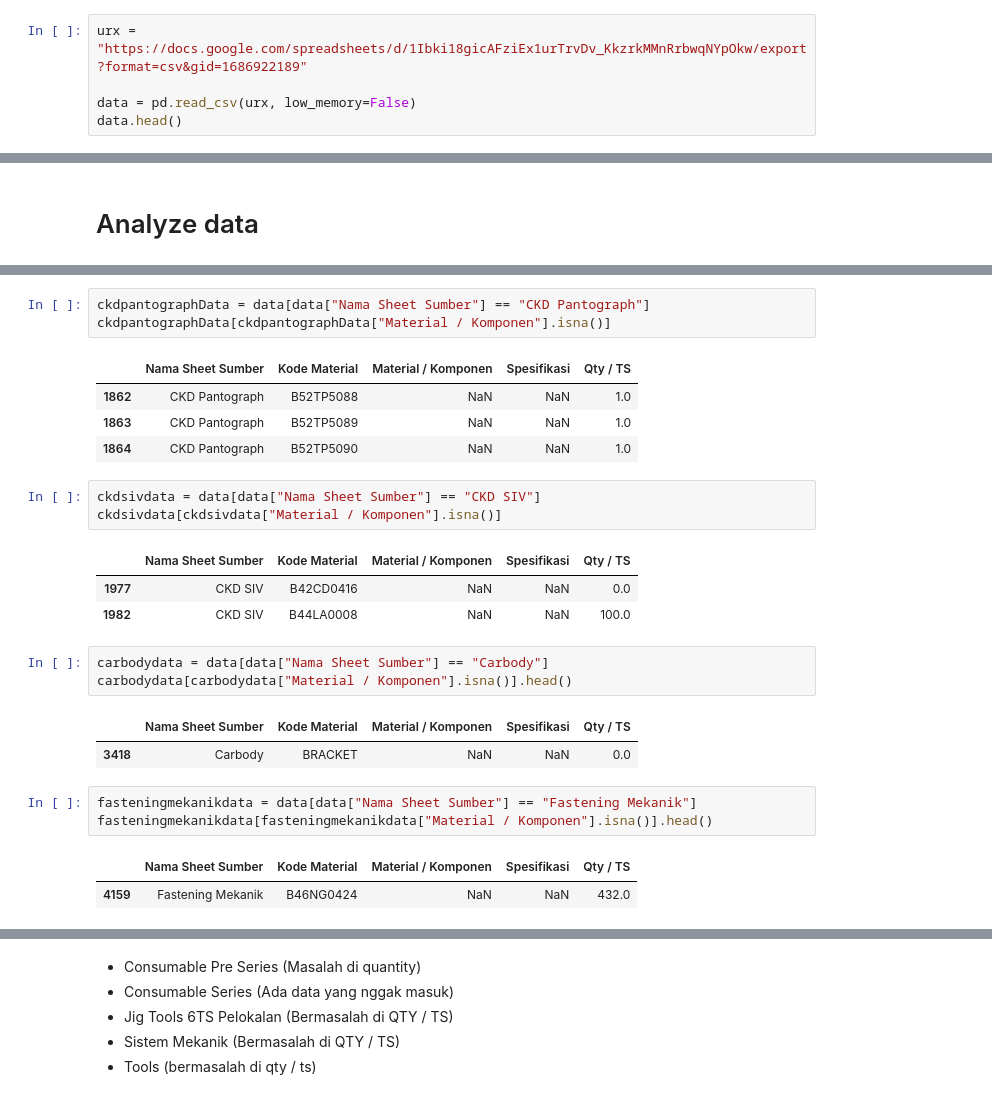
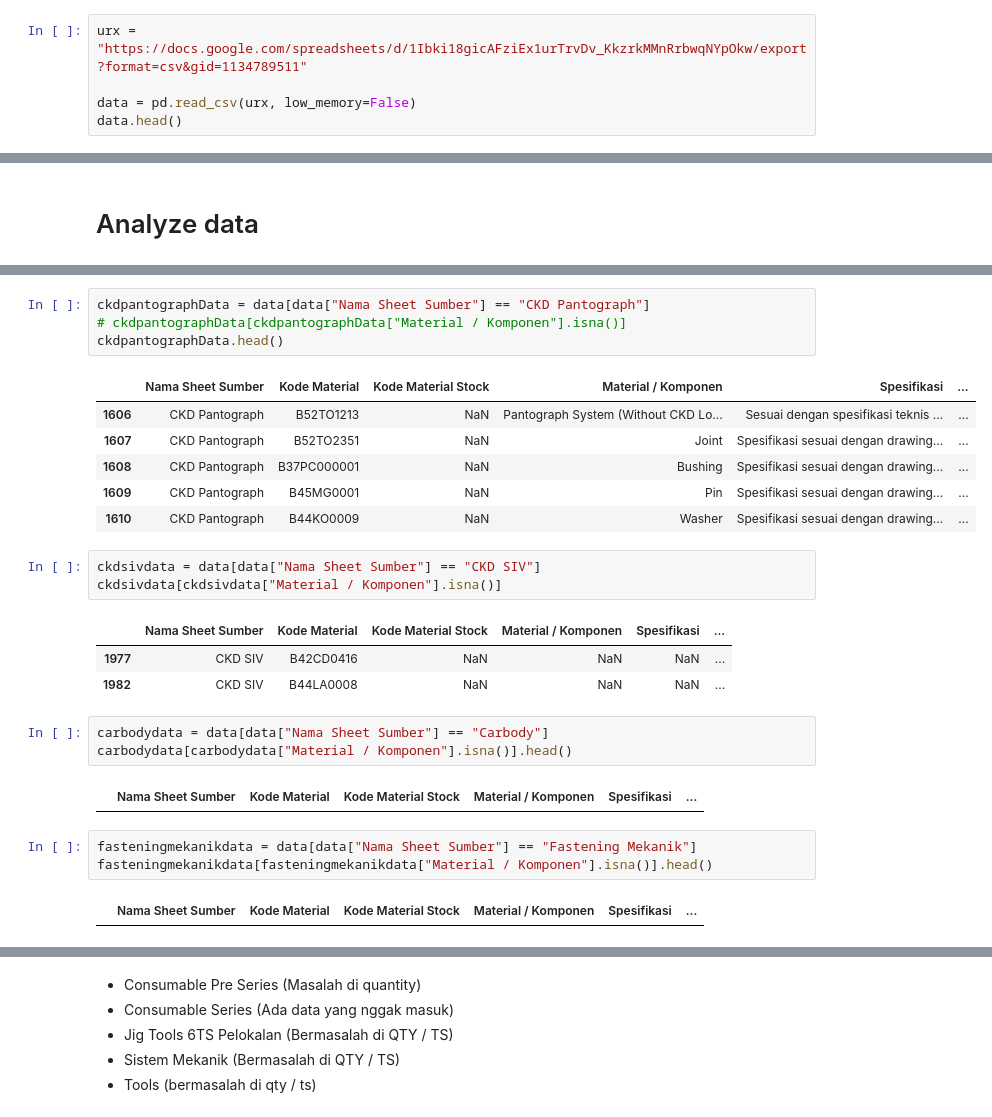
Before and after one commit to widura26/recap-automation, a Jupyter notebook: recap_automation.ipynb, the cells around one changed output, grey strips where cells are left out. Cells and saved outputs as stored; diff of their text form.

Commit message:
everything i did related to data

```diff
--- a/recap_automation.ipynb
+++ b/recap_automation.ipynb
@@ -262,7 +712,7 @@ dtype: int64
 # %% [markdown]
 # Read data
 # %%
-urx = "https://docs.google.com/spreadsheets/d/1Ibki18gicAFziEx1urTrvDv_KkzrkMMnRrbwqNYpOkw/export?format=csv&gid=1686922189"
+urx = "https://docs.google.com/spreadsheets/d/1Ibki18gicAFziEx1urTrvDv_KkzrkMMnRrbwqNYpOkw/export?format=csv&gid=1134789511"
 
 data = pd.read_csv(urx, low_memory=False)
 data.head()
@@ -278,30 +744,31 @@ data.head()
 # %%
 ckdpantographData = data[data["Nama Sheet Sumber"] == "CKD Pantograph"]
-ckdpantographData[ckdpantographData["Material / Komponen"].isna()]
+# ckdpantographData[ckdpantographData["Material / Komponen"].isna()]
+ckdpantographData.head()
 # %% [output]
-|  | Nama Sheet Sumber | Kode Material | Material / Komponen | Spesifikasi | Qty / TS |
-| 1862 | CKD Pantograph | B52TP5088 | NaN | NaN | 1.0 |
-| 1863 | CKD Pantograph | B52TP5089 | NaN | NaN | 1.0 |
-| 1864 | CKD Pantograph | B52TP5090 | NaN | NaN | 1.0 |
+|  | Nama Sheet Sumber | Kode Material | Kode Material Stock | Material / Komponen | Spesifikasi | ... |
+| 1606 | CKD Pantograph | B52TO1213 | NaN | Pantograph System (Without CKD Lo... | Sesuai dengan spesifikasi teknis ... | ... |
+| 1607 | CKD Pantograph | B52TO2351 | NaN | Joint | Spesifikasi sesuai dengan drawing... | ... |
+| 1608 | CKD Pantograph | B37PC000001 | NaN | Bushing | Spesifikasi sesuai dengan drawing... | ... |
+| 1609 | CKD Pantograph | B45MG0001 | NaN | Pin | Spesifikasi sesuai dengan drawing... | ... |
+| 1610 | CKD Pantograph | B44KO0009 | NaN | Washer | Spesifikasi sesuai dengan drawing... | ... |
 # %%
 ckdsivdata = data[data["Nama Sheet Sumber"] == "CKD SIV"]
 ckdsivdata[ckdsivdata["Material / Komponen"].isna()]
 # %% [output]
-|  | Nama Sheet Sumber | Kode Material | Material / Komponen | Spesifikasi | Qty / TS |
-| 1977 | CKD SIV | B42CD0416 | NaN | NaN | 0.0 |
-| 1982 | CKD SIV | B44LA0008 | NaN | NaN | 100.0 |
+|  | Nama Sheet Sumber | Kode Material | Kode Material Stock | Material / Komponen | Spesifikasi | ... |
+| 1977 | CKD SIV | B42CD0416 | NaN | NaN | NaN | ... |
+| 1982 | CKD SIV | B44LA0008 | NaN | NaN | NaN | ... |
 # %%
 carbodydata = data[data["Nama Sheet Sumber"] == "Carbody"]
 carbodydata[carbodydata["Material / Komponen"].isna()].head()
 # %% [output]
-|  | Nama Sheet Sumber | Kode Material | Material / Komponen | Spesifikasi | Qty / TS |
-| 3418 | Carbody | BRACKET | NaN | NaN | 0.0 |
+|  | Nama Sheet Sumber | Kode Material | Kode Material Stock | Material / Komponen | Spesifikasi | ... |
 # %%
 fasteningmekanikdata = data[data["Nama Sheet Sumber"] == "Fastening Mekanik"]
 fasteningmekanikdata[fasteningmekanikdata["Material / Komponen"].isna()].head()
 # %% [output]
-|  | Nama Sheet Sumber | Kode Material | Material / Komponen | Spesifikasi | Qty / TS |
-| 4159 | Fastening Mekanik | B46NG0424 | NaN | NaN | 432.0 |
+|  | Nama Sheet Sumber | Kode Material | Kode Material Stock | Material / Komponen | Spesifikasi | ... |
 # %%
 rrmdata = data[data["Nama Sheet Sumber"] == "Realisasi Raw Material"]
 rrmdata[rrmdata["Material / Komponen"].isna()]
```
Also changed, not shown: parts of 79 cells of this notebook.
